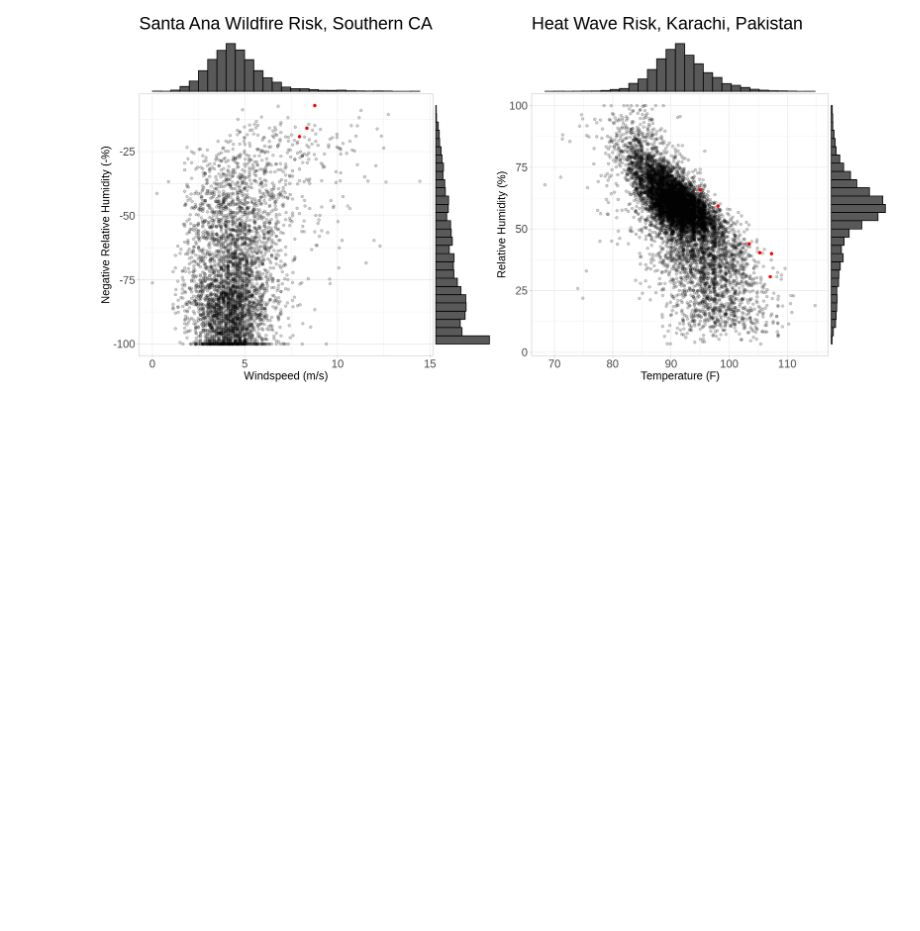
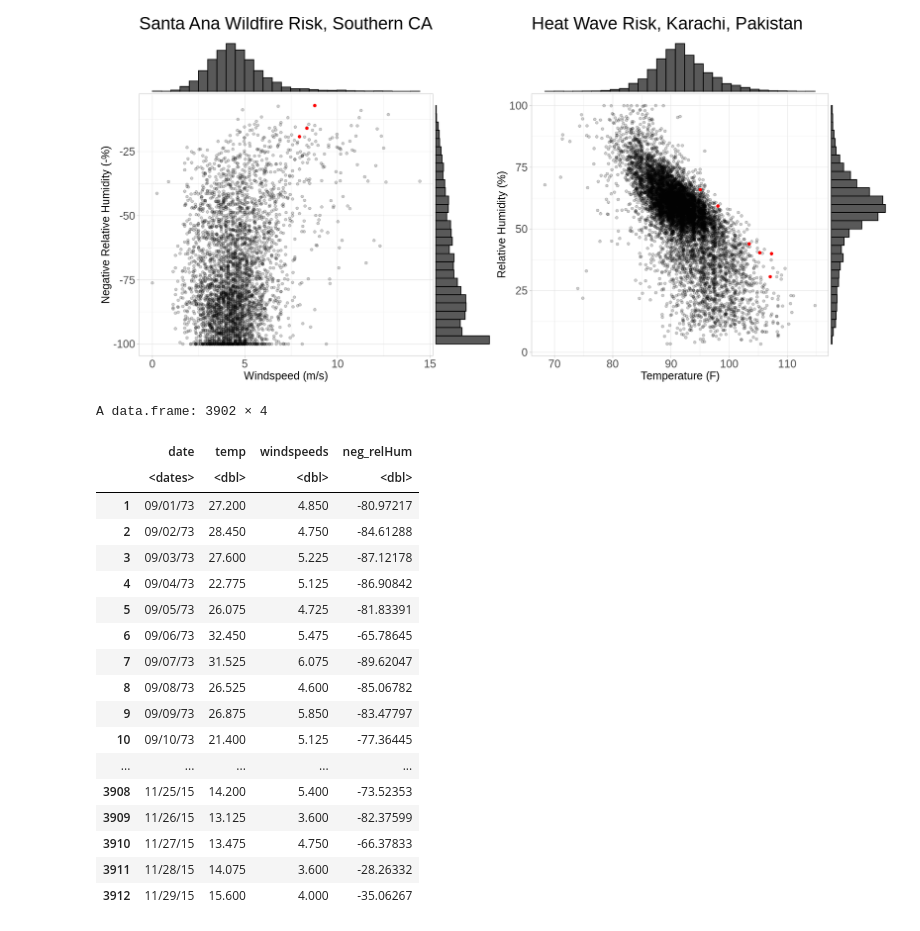
Before and after one commit to jbbutler/isolines_uq, a Jupyter notebook: notebooks/confidence_region_notebooks/whitepaper_plots.ipynb, the cells around one changed output. Cells and saved outputs as stored; diff of their text form; code cells hidden in the pictures; blank space fills up the shorter version.

Commit message:
adding csvs of cooley data

```diff
--- a/notebooks/confidence_region_notebooks/whitepaper_plots.ipynb
+++ b/notebooks/confidence_region_notebooks/whitepaper_plots.ipynb
@@ -90,3 +90,25 @@ options(repr.plot.width=15, repr.plot.height=7, scipen=999)
 grid.arrange(pltSA_margins, pltKa_margins, ncol = 2)
 # %% [output]
 [figure]
+# %%
+saDat[c(1, 3, 4, 5)] %>% write_csv(., '~/isolines_uq/data/cooley_data/santa_ana_wildfires.csv')
+# %% [output]
+A data.frame: 3902 × 4
+|  | date | temp | windspeeds | neg_relHum |
+|  | <dates> | <dbl> | <dbl> | <dbl> |
+| 1 | 09/01/73 | 27.200 | 4.850 | -80.97217 |
+| 2 | 09/02/73 | 28.450 | 4.750 | -84.61288 |
+| 3 | 09/03/73 | 27.600 | 5.225 | -87.12178 |
+| 4 | 09/04/73 | 22.775 | 5.125 | -86.90842 |
+| 5 | 09/05/73 | 26.075 | 4.725 | -81.83391 |
+| 6 | 09/06/73 | 32.450 | 5.475 | -65.78645 |
+| 7 | 09/07/73 | 31.525 | 6.075 | -89.62047 |
+| 8 | 09/08/73 | 26.525 | 4.600 | -85.06782 |
+| 9 | 09/09/73 | 26.875 | 5.850 | -83.47797 |
+| 10 | 09/10/73 | 21.400 | 5.125 | -77.36445 |
+| ... | ... | ... | ... | ... |
+| 3908 | 11/25/15 | 14.200 | 5.400 | -73.52353 |
+| 3909 | 11/26/15 | 13.125 | 3.600 | -82.37599 |
+| 3910 | 11/27/15 | 13.475 | 4.750 | -66.37833 |
+| 3911 | 11/28/15 | 14.075 | 3.600 | -28.26332 |
+| 3912 | 11/29/15 | 15.600 | 4.000 | -35.06267 |
```
Also changed, not shown: 2 other files.
